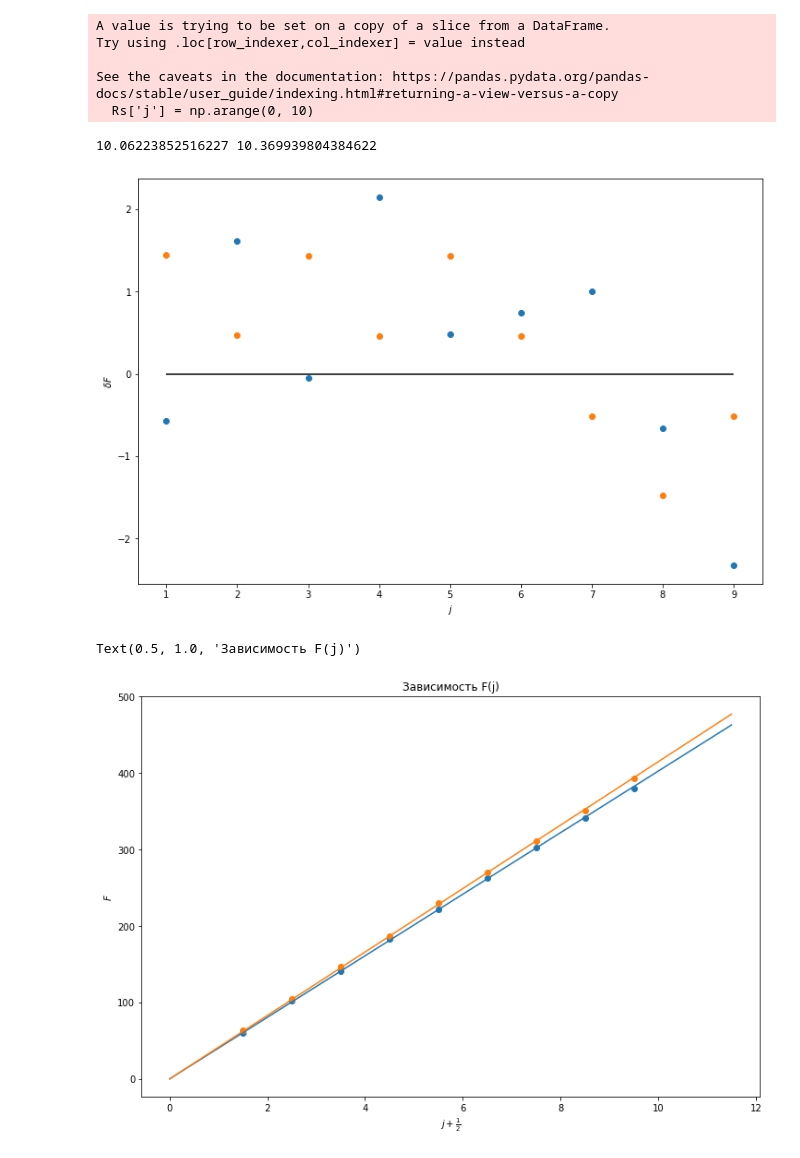
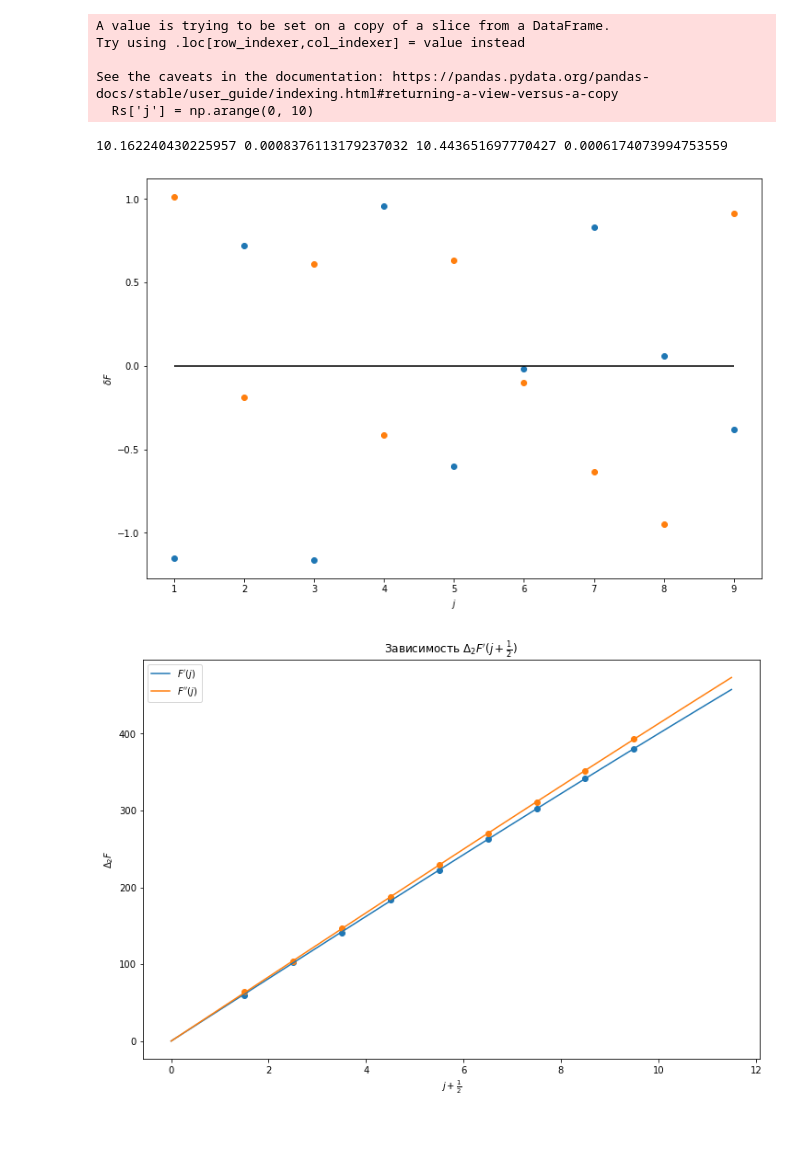
Before and after one commit to Redencon/Lapki, a Jupyter notebook: FTIR.ipynb, the cells around one changed output. Drawn from its saved outputs; the diff is of its cells as text; code cells hidden in the pictures; blank space fills up the shorter version.

```diff
--- a/FTIR.ipynb
+++ b/FTIR.ipynb
@@ -133,47 +133,49 @@ See the caveats in the documentation: https://pandas.pydata.org/pandas-docs/stab
 # %%
 F = []
 for j in range(1, 10):
     one = Rs_d[j] - Ps_d[j]
     two = Rs_d[j-1] - Ps_d[j+1]
-    F.append((j, one, two))
-F = pd.DataFrame(F, columns=('j', 'one', 'two'))
+    F.append((j, Rs_d[j], Ps_d[j], one, two))
+F = pd.DataFrame(F, columns=('j', 'R', 'P', 'one', 'two'))
 plt.figure(figsize=(12, 8))
 # plt.scatter(F['j'], F['one'])
 # plt.scatter(F['j'], F['two'])
 
 from scipy.optimize import curve_fit
-f = lambda j, B: 4*B*(j + 0.5) # - 8*D*(j+0.5)**3
+f = lambda j, B, D: 4*B*(j + 0.5) - 8*D*(j+0.5)**3
 popt1, pcov1 = curve_fit(f, F['j'], F['one'])
 popt2, pcov2 = curve_fit(f, F['j'], F['two'])
 
 xs = np.linspace(-0.5, 11)
 ys1 = f(xs, *popt1)
 ys2 = f(xs, *popt2)
 # plt.plot(xs, ys1)
 # plt.plot(xs, ys2)
 F['one_m'] = (F['one'] - f(F['j'], *popt1))/(F['j']+0.5)**3
 F['two_m'] = (F['two'] - f(F['j'], *popt2))/(F['j']+0.5)**3
 F['one_err'] = F['one'] - f(F['j'], *popt1)
 F['two_err'] = F['two'] - f(F['j'], *popt2)
 plt.scatter(data=F, x = 'j', y = 'one_err')
 plt.scatter(data=F, x = 'j', y = 'two_err') # [F['j'] > 5]
 plt.hlines(y=0, xmin=1, xmax=9, color='black')
 plt.xlabel(r'$j$')
 plt.ylabel(r'$\delta F$')
 
 print(*popt1, *popt2)
+plt.savefig('DF_deviations.jpg')
 # %% [output]
-10.06223852516227 10.369939804384622
+10.162240430225957 0.0008376113179237032 10.443651697770427 0.0006174073994753559
-[figure, old version]
+[figure, new version]
 # %%
 plt.figure(figsize=(12, 8))
 plt.scatter(F['j'] + 0.5, F['one'])
 plt.scatter(F['j'] + 0.5, F['two'])
-plt.plot(xs + 0.5, f(xs, *popt1))
-plt.plot(xs + 0.5, f(xs, *popt2))
+plt.plot(xs + 0.5, f(xs, *popt1), label=r"$F'(j)$")
+plt.plot(xs + 0.5, f(xs, *popt2), label=r"$F''(j)$")
 plt.xlabel(r'$j + \frac{1}{2}$')
-plt.ylabel(r'$F$')
-plt.title('Зависимость F(j)')
+plt.ylabel(r"$\Delta_2F$")
+plt.title(r"Зависимость $\Delta_2F'(j+\frac{1}{2})$")
+plt.legend()
+plt.savefig('DF_j.jpg')
 # %% [output]
-Text(0.5, 1.0, 'Зависимость F(j)')
-[figure, old version]
+[figure, new version]
```
Also changed, not shown: parts of 9 cells of this notebook, 1 other file.
